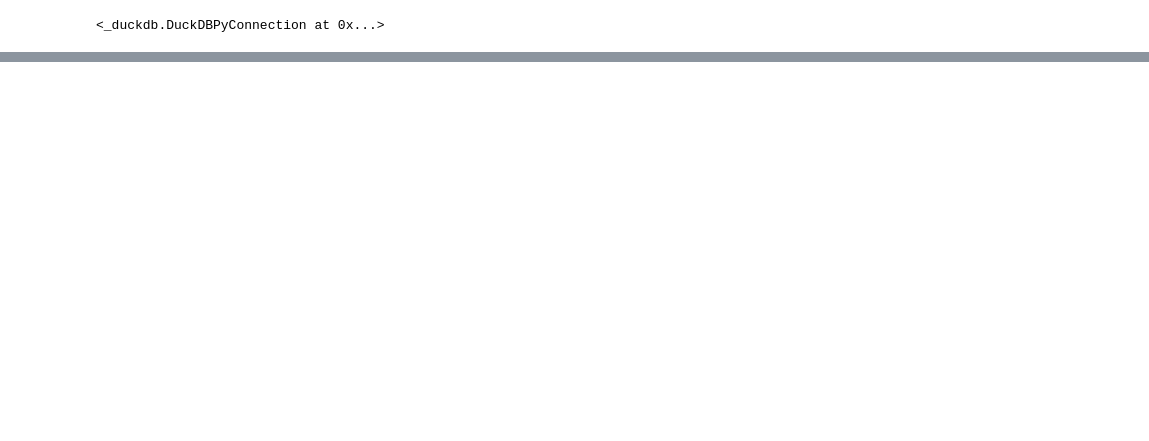
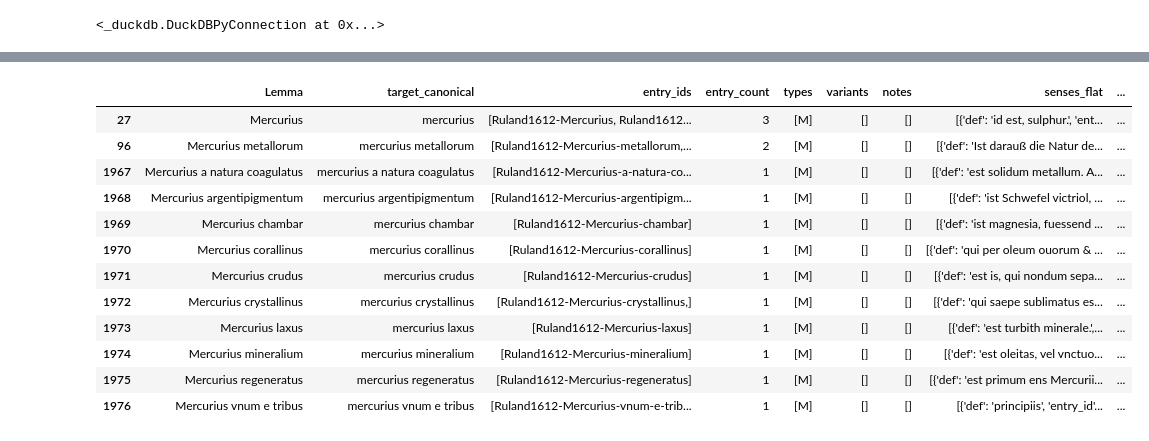
Before and after one commit to CCS-ZCU/dictionary-emlap, a Jupyter notebook: scripts/2-ruland-in-emlap.ipynb, the cells around one changed output, grey strips where cells are left out. Saved outputs shown, nothing was run; the diff lists cells and outputs as text; code cells hidden in the pictures; blank space fills up the shorter version.

```diff
--- a/scripts/2-ruland-in-emlap.ipynb
+++ b/scripts/2-ruland-in-emlap.ipynb
@@ -12,5 +12,5 @@ import xml.etree.ElementTree as ET
 from typing import List, Dict, Any, Optional
 import duckdb
 # %%
-entries_df = pd.read_parquet("../data/ruland-dictionaries.parquet")
-len(entries_df)
+lexeme_df = pd.read_parquet("../data/ruland-dictionaries.parquet")
+lexeme_df["target_len"] = lexeme_df["target_canonical"].str.split().str.len()
@@ -88,0 +30,4 @@ Index(['working_title', 'No.', 'is_done', 'is_noscemus', 'if_noscemus_id',
+# %%
+MAX_N = 3
+lexeme_df = lexeme_df[lexeme_df["target_len"] <= MAX_N].copy()
+len(lexeme_df)
@@ -437,0 +416,16 @@ df.to_dict("records")
+# %%
+lexeme_df[lexeme_df["target_canonical"].str.startswith("mercurius")]
+# %% [output]
+|  | Lemma | target_canonical | entry_ids | entry_count | types | variants | notes | senses_flat | ... |
+| 27 | Mercurius | mercurius | [Ruland1612-Mercurius, Ruland1612... | 3 | [M] | [] | [] | [{'def': 'id est, sulphur.', 'ent... | ... |
+| 96 | Mercurius metallorum | mercurius metallorum | [Ruland1612-Mercurius-metallorum,... | 2 | [M] | [] | [] | [{'def': 'Ist darauß die Natur de... | ... |
+| 1967 | Mercurius a natura coagulatus | mercurius a natura coagulatus | [Ruland1612-Mercurius-a-natura-co... | 1 | [M] | [] | [] | [{'def': 'est solidum metallum. A... | ... |
+| 1968 | Mercurius argentipigmentum | mercurius argentipigmentum | [Ruland1612-Mercurius-argentipigm... | 1 | [M] | [] | [] | [{'def': 'ist Schwefel victriol, ... | ... |
+| 1969 | Mercurius chambar | mercurius chambar | [Ruland1612-Mercurius-chambar] | 1 | [M] | [] | [] | [{'def': 'ist magnesia, fuessend ... | ... |
+| 1970 | Mercurius corallinus | mercurius corallinus | [Ruland1612-Mercurius-corallinus] | 1 | [M] | [] | [] | [{'def': 'qui per oleum ouorum & ... | ... |
+| 1971 | Mercurius crudus | mercurius crudus | [Ruland1612-Mercurius-crudus] | 1 | [M] | [] | [] | [{'def': 'est is, qui nondum sepa... | ... |
+| 1972 | Mercurius crystallinus | mercurius crystallinus | [Ruland1612-Mercurius-crystallinus,] | 1 | [M] | [] | [] | [{'def': 'qui saepe sublimatus es... | ... |
+| 1973 | Mercurius laxus | mercurius laxus | [Ruland1612-Mercurius-laxus] | 1 | [M] | [] | [] | [{'def': 'est turbith minerale.',... | ... |
+| 1974 | Mercurius mineralium | mercurius mineralium | [Ruland1612-Mercurius-mineralium] | 1 | [M] | [] | [] | [{'def': 'est oleitas, vel vnctuo... | ... |
+| 1975 | Mercurius regeneratus | mercurius regeneratus | [Ruland1612-Mercurius-regeneratus] | 1 | [M] | [] | [] | [{'def': 'est primum ens Mercurii... | ... |
+| 1976 | Mercurius vnum e tribus | mercurius vnum e tribus | [Ruland1612-Mercurius-vnum-e-trib... | 1 | [M] | [] | [] | [{'def': 'principiis', 'entry_id'... | ... |
```
Also changed, not shown: parts of 40 cells of this notebook, 5 other files.
